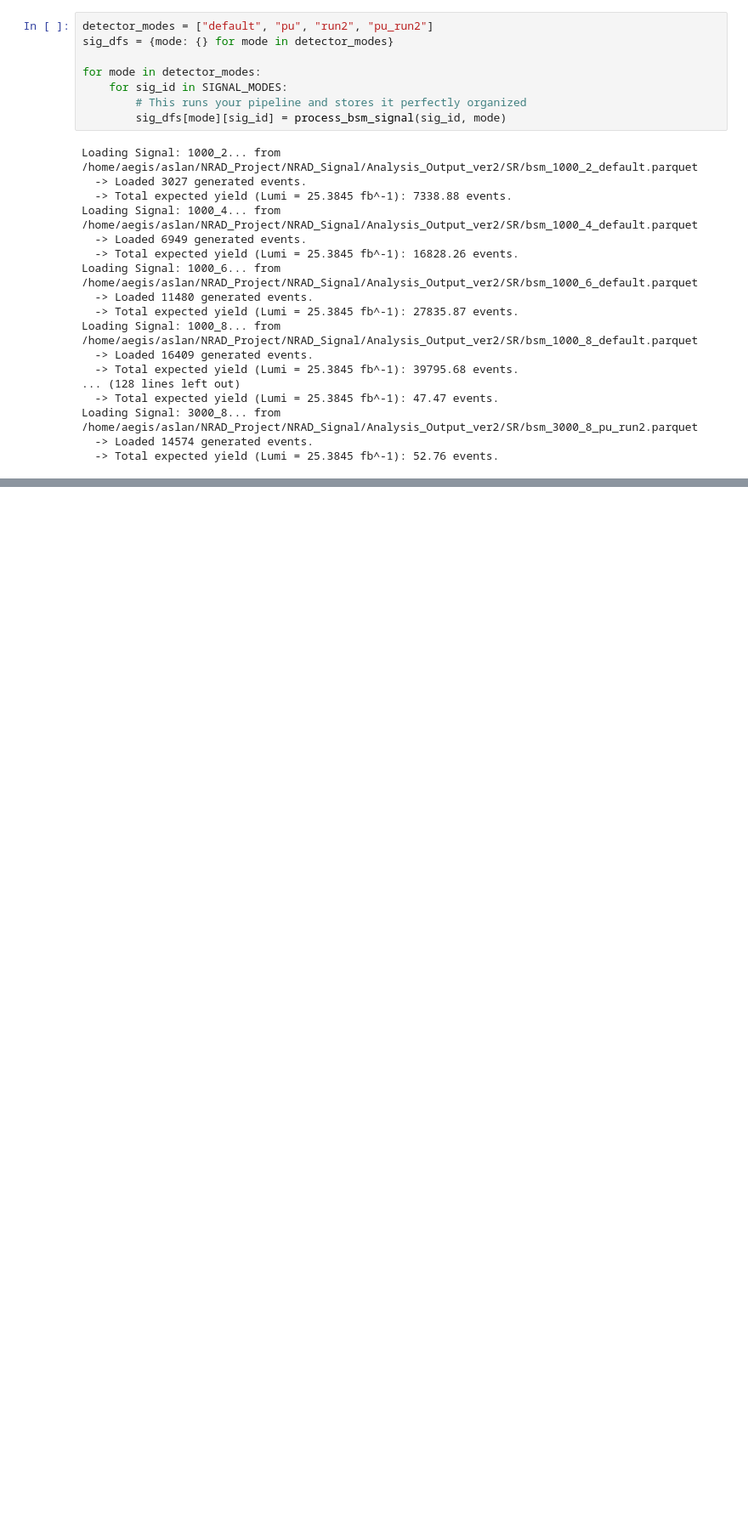
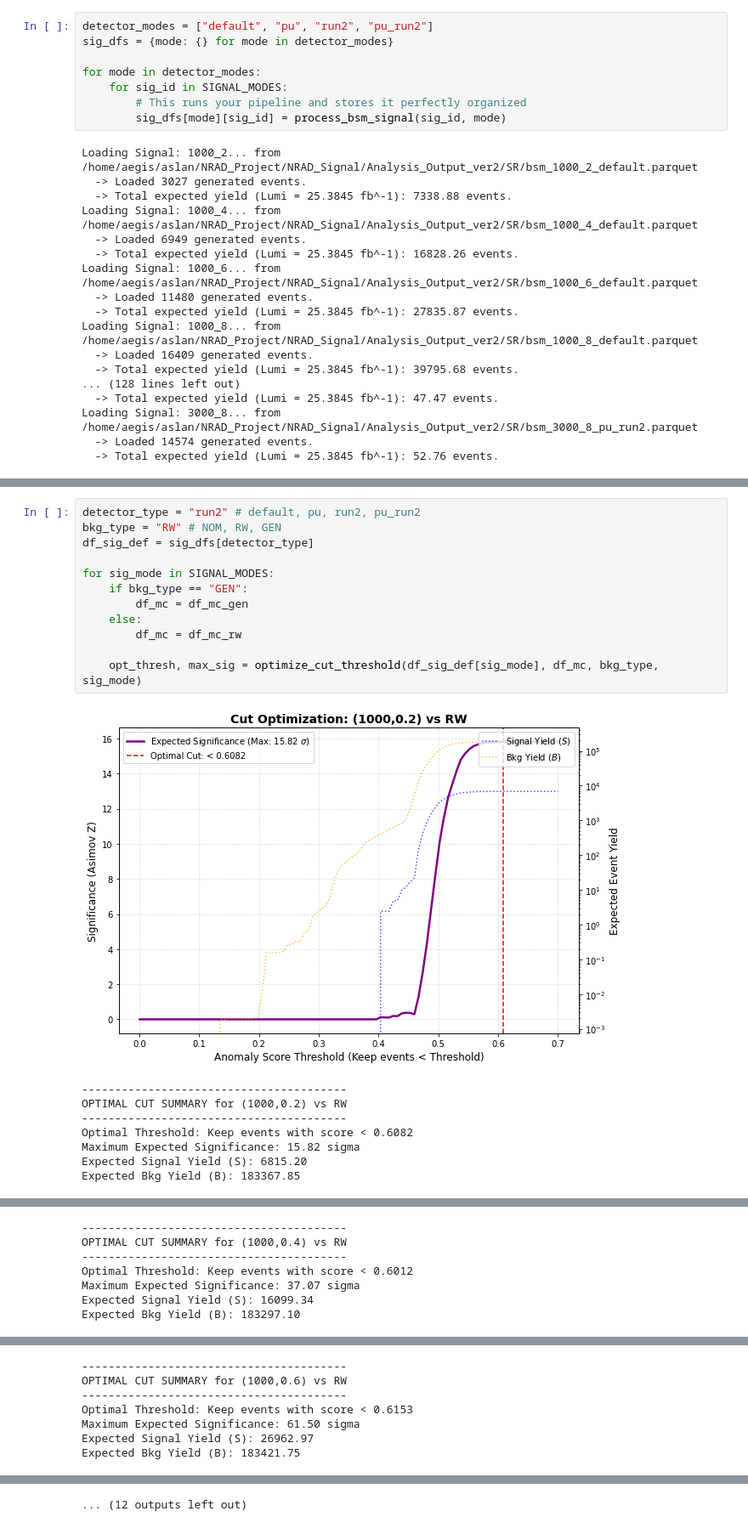
Before and after one commit to sherkaicode/Non-Resonant-AD, a Jupyter notebook: 5_NRAD_Anomaly_ver2.ipynb, the cells around one changed output, grey strips where cells are left out. Shown at 85% size. Drawn from its saved outputs; the diff is of its cells as text; blank space fills up the shorter version.

```diff
--- a/5_NRAD_Anomaly_ver2.ipynb
+++ b/5_NRAD_Anomaly_ver2.ipynb
@@ -477,0 +667,21 @@ for sig_mode in SIGNAL_MODES:
+# %%
+detector_type = "run2" # default, pu, run2, pu_run2
+bkg_type = "RW" # NOM, RW, GEN
+df_sig_def = sig_dfs[detector_type]
+
+for sig_mode in SIGNAL_MODES:
+    if bkg_type == "GEN":
+        df_mc = df_mc_gen
+    else:
+        df_mc = df_mc_rw
+
+    opt_thresh, max_sig = optimize_cut_threshold(df_sig_def[sig_mode], df_mc, bkg_type, sig_mode)
+# %% [output]
+[figure, added]
+----------------------------------------
+OPTIMAL CUT SUMMARY for (1000,0.2) vs RW
+----------------------------------------
+Optimal Threshold: Keep events with score < 0.6082
+Maximum Expected Significance: 15.82 sigma
+Expected Signal Yield (S): 6815.20
+Expected Bkg Yield (B): 183367.85
@@ -477,0 +689,7 @@ for sig_mode in SIGNAL_MODES:
+----------------------------------------
+OPTIMAL CUT SUMMARY for (1000,0.4) vs RW
+----------------------------------------
+Optimal Threshold: Keep events with score < 0.6012
+Maximum Expected Significance: 37.07 sigma
+Expected Signal Yield (S): 16099.34
+Expected Bkg Yield (B): 183297.10
@@ -477,0 +697,7 @@ for sig_mode in SIGNAL_MODES:
+----------------------------------------
+OPTIMAL CUT SUMMARY for (1000,0.6) vs RW
+----------------------------------------
+Optimal Threshold: Keep events with score < 0.6153
+Maximum Expected Significance: 61.50 sigma
+Expected Signal Yield (S): 26962.97
+Expected Bkg Yield (B): 183421.75
@@ -477,0 +728 @@ for sig_mode in SIGNAL_MODES:
+... (12 outputs left out)
```
Also changed, not shown: parts of 11 cells of this notebook.
